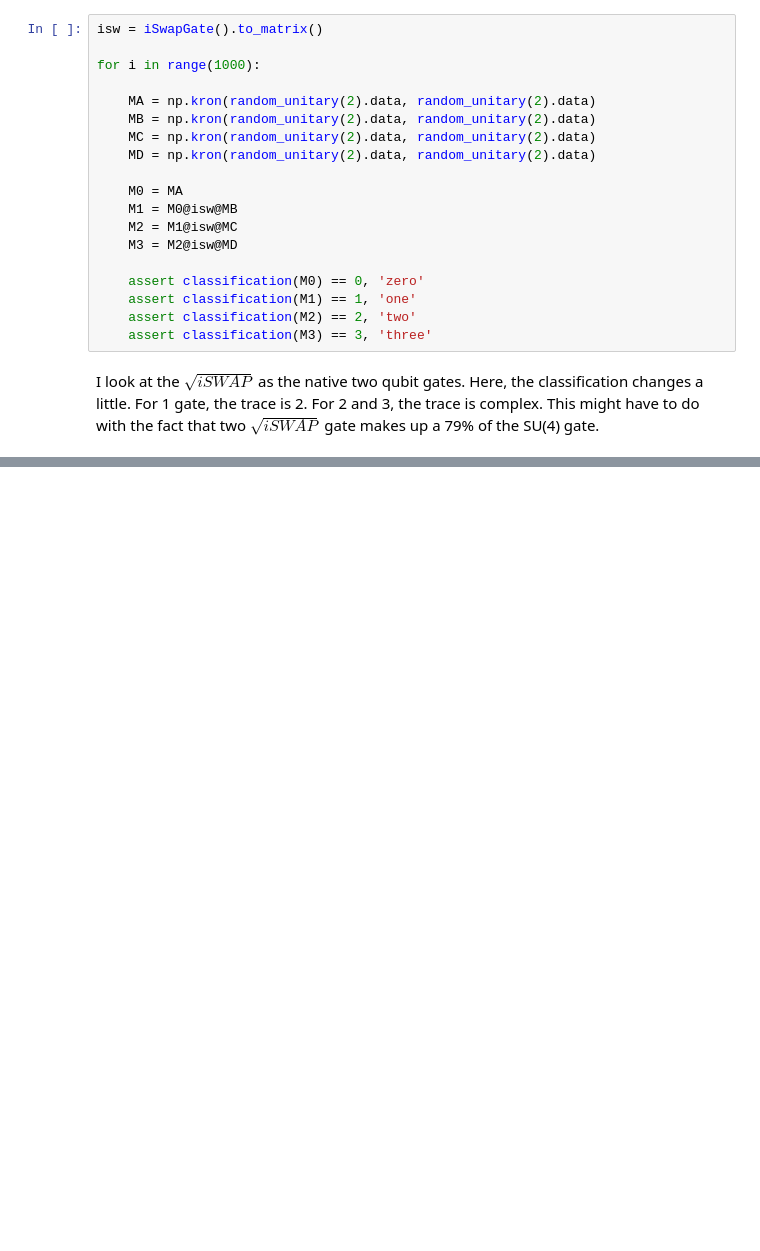
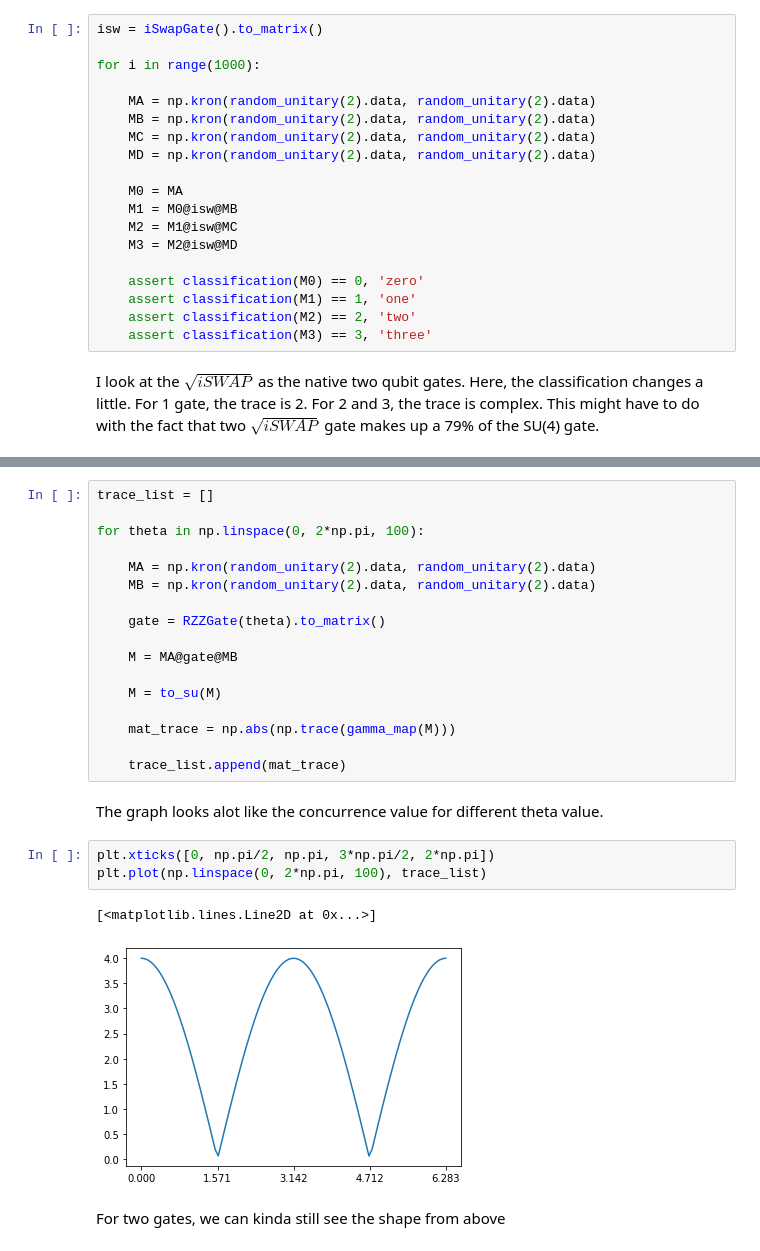
Before and after one commit to mpham26uchicago/QOSF_Mentorship, a Jupyter notebook: Jan 4, 2022 (Coded Chi Function).ipynb, the cells around one changed output, grey strips where cells are left out. Drawn from its saved outputs; the diff is of its cells as text; blank space fills up the shorter version.

```diff
--- a/Jan 4, 2022 (Coded Chi Function).ipynb
+++ b/Jan 4, 2022 (Coded Chi Function).ipynb
@@ -122,0 +251,27 @@ AssertionError: one
+# %%
+trace_list = []
+
+for theta in np.linspace(0, 2*np.pi, 100):
+
+    MA = np.kron(random_unitary(2).data, random_unitary(2).data)
+    MB = np.kron(random_unitary(2).data, random_unitary(2).data)
+
+    gate = RZZGate(theta).to_matrix()
+
+    M = MA@gate@MB
+
+    M = to_su(M)
+
+    mat_trace = np.abs(np.trace(gamma_map(M)))
+
+    trace_list.append(mat_trace)
+# %% [markdown]
+The graph looks alot like the concurrence value for different theta value.
+# %%
+plt.xticks([0, np.pi/2, np.pi, 3*np.pi/2, 2*np.pi])
+plt.plot(np.linspace(0, 2*np.pi, 100), trace_list)
+# %% [output]
+[<matplotlib.lines.Line2D at 0x...>]
+[figure, added]
+# %% [markdown]
+For two gates, we can kinda still see the shape from above
```
Also changed, not shown: parts of 17 cells of this notebook.
